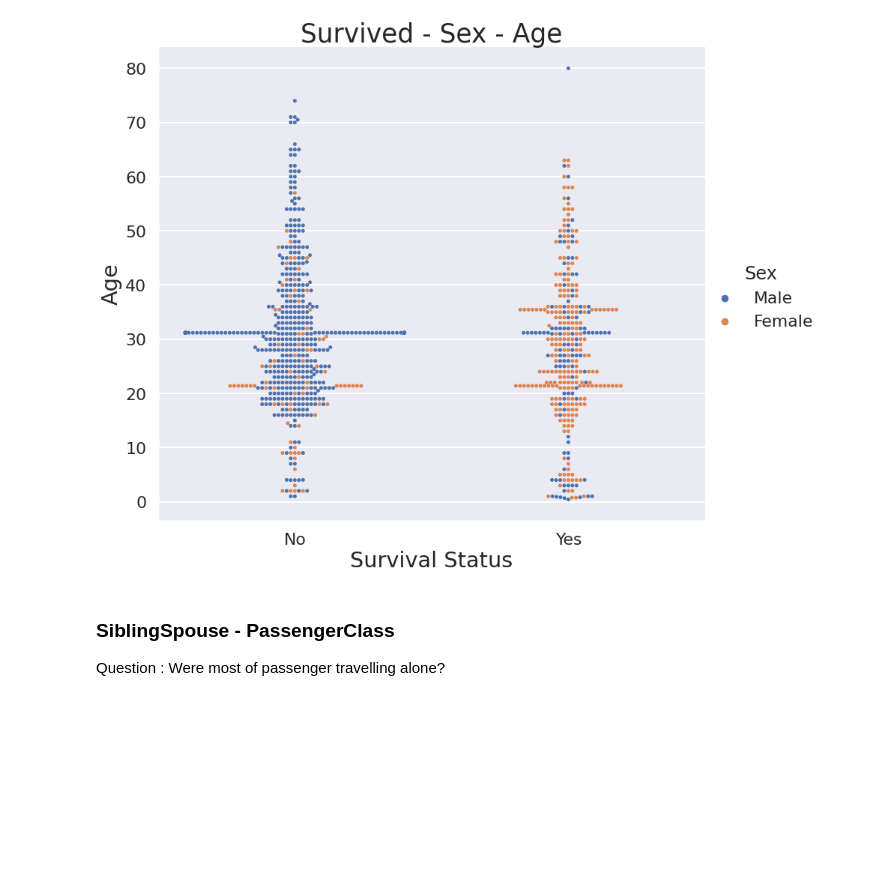
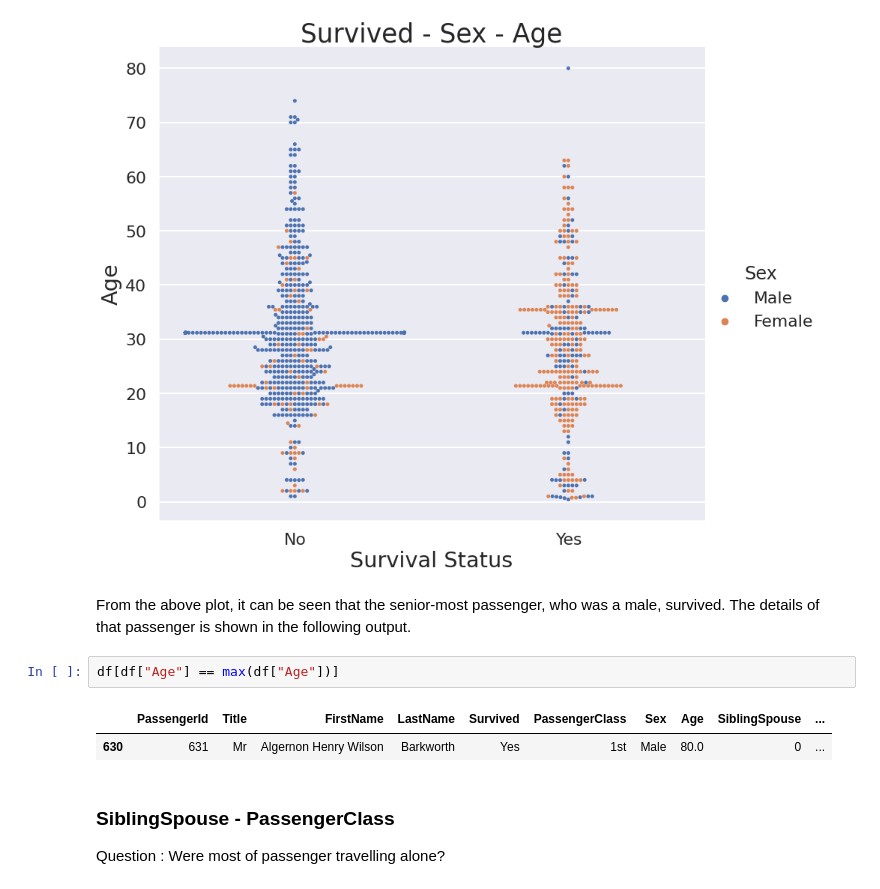
Before and after one commit to Adi-ds/Titanic_Kaggle, a Jupyter notebook: Titanic_EDA_Visualizations.ipynb, the cells around one changed output. Cells and saved outputs as stored; diff of their text form; blank space fills up the shorter version.

```diff
--- a/Titanic_EDA_Visualizations.ipynb
+++ b/Titanic_EDA_Visualizations.ipynb
@@ -2124,6 +2124,13 @@ plt.ylabel(
 # %% [output]
 Text(35.332767447916666, 0.5, 'Age')
 [figure]
+# %% [markdown]
+From the above plot, it can be seen that the senior-most passenger, who was a male, survived. The details of that passenger is shown in the following output.
+# %%
+df[df["Age"] == max(df["Age"])]
+# %% [output]
+|  | PassengerId | Title | FirstName | LastName | Survived | PassengerClass | Sex | Age | SiblingSpouse | ... |
+| 630 | 631 | Mr | Algernon Henry Wilson | Barkworth | Yes | 1st | Male | 80.0 | 0 | ... |
 # %% [markdown]
 ### SiblingSpouse - PassengerClass
 
```
Also changed, not shown: parts of 4 cells of this notebook.
